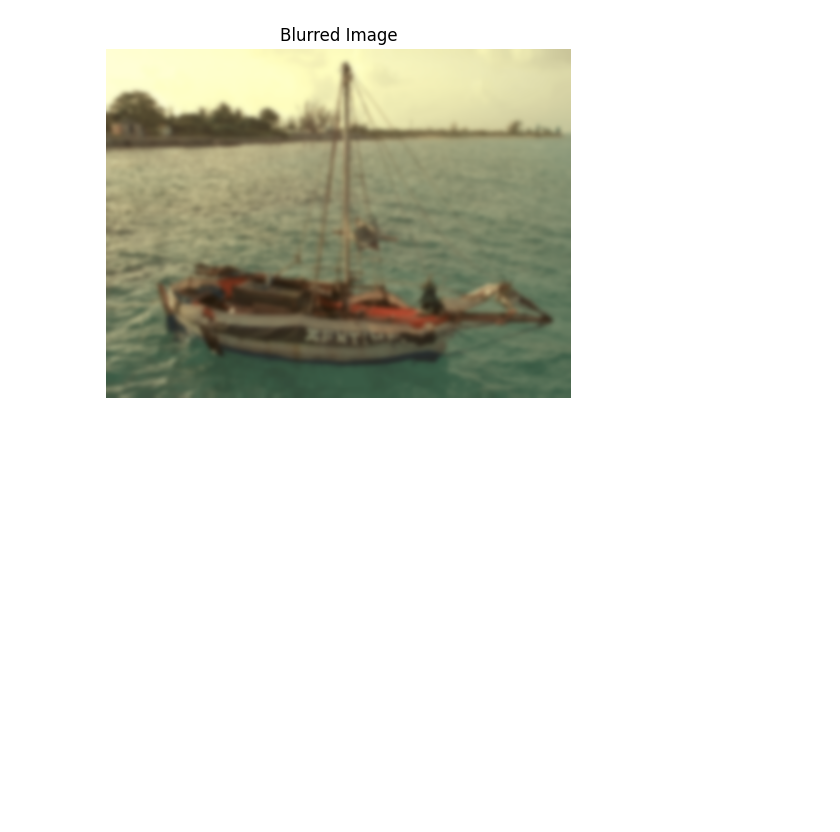
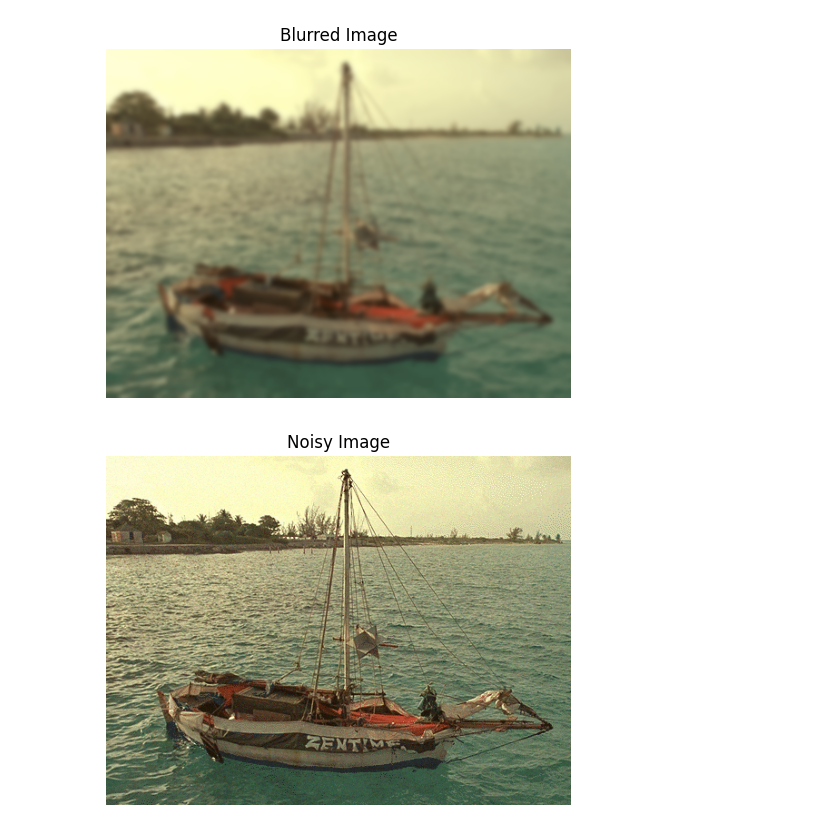
Before and after one commit to vestinabert/Image_Processing, a Jupyter notebook: Image_Quality_Assessment.ipynb, the cells around one changed output. Drawn from its saved outputs; the diff is of its cells as text; code cells hidden in the pictures; blank space fills up the shorter version.

```diff
--- a/Image_Quality_Assessment.ipynb
+++ b/Image_Quality_Assessment.ipynb
@@ -61,3 +63,20 @@ plt.title("Blurred Image")
 plt.show()
 # %% [output]
 [figure]
+# %%
+def add_gaussian_noise(image, mean=0, var=30):
+    row, col, ch = image.shape
+    sigma = var ** 0.5
+    gauss = np.random.normal(mean, sigma, (row, col, ch))
+    noisy_img = np.clip(image + gauss, 0, 255).astype(np.uint8)
+    return noisy_img
+
+noisy_img = add_gaussian_noise(original_img)
+
+plt.figure(figsize=(6,6))
+plt.imshow(noisy_img)
+plt.axis("off")
+plt.title("Noisy Image")
+plt.show()
+# %% [output]
+[figure, added]
```
Also changed, not shown: parts of 2 cells of this notebook.
